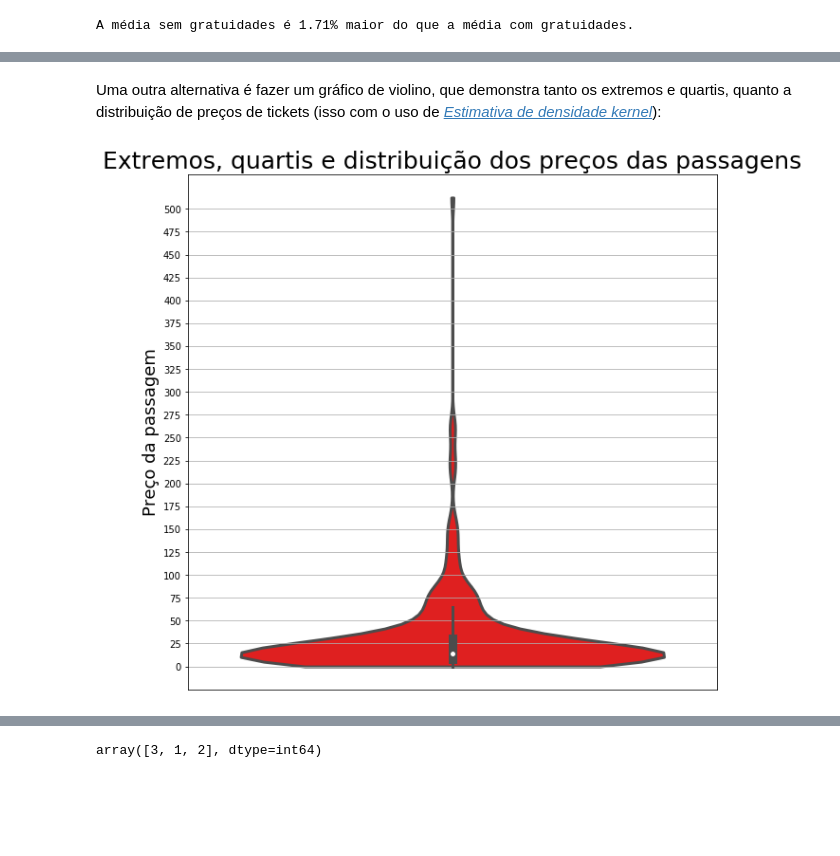
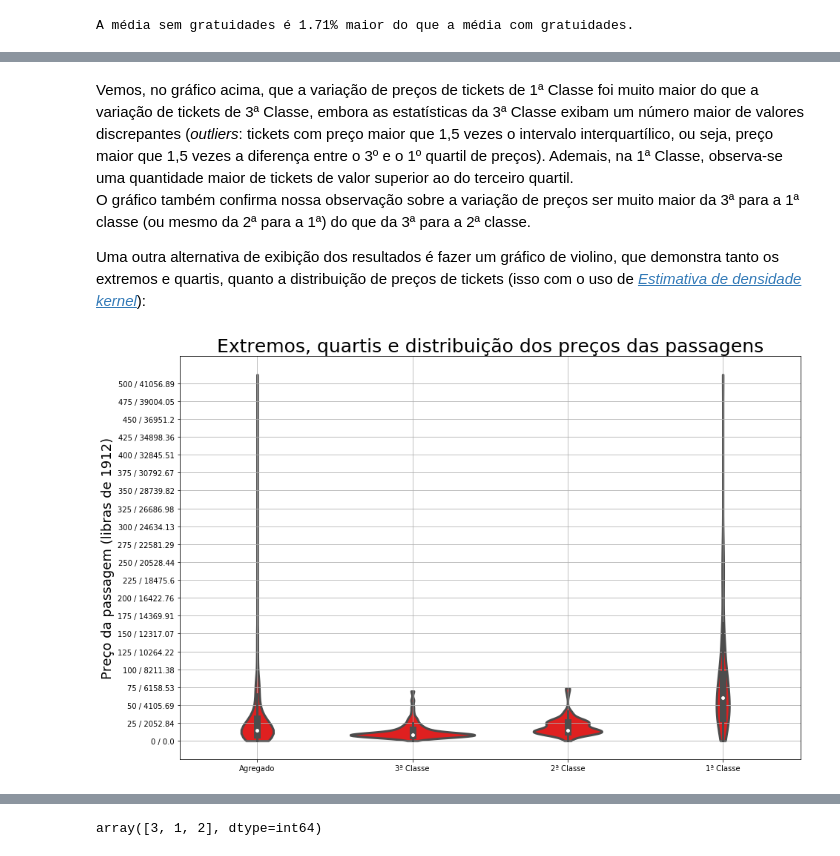
Before and after one commit to pedrohasantiago/udacity-titanic, a Jupyter notebook: analysis-report.ipynb, the cells around one changed output, grey strips where cells are left out. Saved outputs shown, nothing was run; the diff lists cells and outputs as text; code cells hidden in the pictures; blank space fills up the shorter version.

```diff
--- a/analysis-report.ipynb
+++ b/analysis-report.ipynb
@@ -468,9 +484,14 @@ mpl.pyplot.title('Passageiros de cada sexo', fontsize=25)
 ax3.tick_params(labelsize=18)
 
 # Chamando o gráfico de barras
-ax3.bar(eixo_x2, eixo_y2, 0.7, color='darkblue', tick_label=sex_data.index.values.tolist(), label='Sexo');
+grafico3 = ax3.bar(eixo_x2, eixo_y2, 0.7, color='darkblue', tick_label=sex_data.index.values.tolist(), label='Sexo');
 mpl.pyplot.legend(prop={'size': 18}, loc = 0);
 mpl.pyplot.margins(y=0.1)
+
+# Adicionando as alturas das barras acima delas
+for i in grafico3:
+    height = i.get_height()
+    mpl.pyplot.text(i.get_x()+i.get_width()/2., height, '%s'% (height), ha = 'center', va='bottom', size='large')
 
 # Gráfico de linha
 ax4 = ax3.twinx()
@@ -634,17 +700,27 @@ Para completar a resposta à pergunta, podemos fazer um diagrama de extremos e q
 # %%
 # Dados do gráfico
-fig, ax5 = mpl.pyplot.subplots(figsize=(5, 10))
-fare_data = df.fare
+fig, ax5 = mpl.pyplot.subplots(figsize=(15, 10))
+fare_data = df.fare.tolist()
+fare_data_1 = df.query("pclass == '1ª Classe'")['fare'].tolist()
+fare_data_2 = df.query("pclass == '2ª Classe'")['fare'].tolist()
+fare_data_3 = df.query("pclass == '3ª Classe'")['fare'].tolist()
+total_fare_data = [fare_data, fare_data_3, fare_data_2, fare_data_1]
+labels = ['Agregado', '3ª Classe', '2ª Classe', '1ª Classe']
 
 # Estilo dos gráficos
 sns.reset_orig() # Precisamos desativar o Seaborn porque ele oculta os 'fliers' que indicam os valores 'outliers' no gráfico.
-mpl.pyplot.ylabel('Preço da passagem', fontsize=18)
-ax5.get_xaxis().set_visible(False) # Remove a label do eixo x
+mpl.pyplot.ylabel('Preço da passagem (libras de 1912 / libras de 2012)', fontsize=18)
 mpl.pyplot.title('Extremos e quartis dos preços das passagens', fontsize=25)
-ax5.tick_params(labelsize=18)
+ax5.tick_params(labelsize=13)
 ax5.grid() # O gráfico fica melhor de ser lido se usarmos uma grade
 ax5.set_yticks([i for i in range(0, 501, 50)]) # A grade fica melhor se usarmos valores de 50 em 50
 
 # Chamando o gráfico
-ax5.boxplot(fare_data, widths=0.5);
+ax5.boxplot(total_fare_data, widths=0.5);
+ax5.set_xticklabels(labels);
+
+# Editando as etiquetas do eixo y
+l = ax5.get_yticks().tolist();
+l = [str(i) + ' / {}'.format(np.float64(i*82.11378).round(2)) for i in l];
+ax5.set_yticklabels(l);
 # %% [output]
@@ -652,13 +728,21 @@ ax5.boxplot(fare_data, widths=0.5);
-# %% [markdown]
-Uma outra alternativa é fazer um gráfico de violino, que demonstra tanto os extremos e quartis, quanto a distribuição de preços de tickets (isso com o uso de [*Estimativa de densidade kernel*](https://en.wikipedia.org/wiki/Kernel_density_estimation)):
+# %% [markdown]
+Vemos, no gráfico acima, que a variação de preços de tickets de 1ª Classe foi muito maior do que a variação de tickets de 3ª Classe, embora as estatísticas da 3ª Classe exibam um número maior de valores discrepantes (*outliers*: tickets com preço maior que 1,5 vezes o intervalo interquartílico, ou seja, preço maior que 1,5 vezes a diferença entre o 3º e o 1º quartil de preços). Ademais, na 1ª Classe, observa-se uma quantidade maior de tickets de valor superior ao do terceiro quartil.
+O gráfico também confirma nossa observação sobre a variação de preços ser muito maior da 3ª para a 1ª classe (ou mesmo da 2ª para a 1ª) do que da 3ª para a 2ª classe.
+
+Uma outra alternativa de exibição dos resultados é fazer um gráfico de violino, que demonstra tanto os extremos e quartis, quanto a distribuição de preços de tickets (isso com o uso de [*Estimativa de densidade kernel*](https://en.wikipedia.org/wiki/Kernel_density_estimation)):
 # %%
-fig, ax6 = mpl.pyplot.subplots(figsize=(10, 10));
-sns.violinplot(data=fare_data, linewidth=3, color='r', cut=0); # Gráfico violino
-mpl.pyplot.ylabel('Preço da passagem', fontsize=18) # Nome do eixo y
-ax6.get_xaxis().set_visible(False) # Remove a label do eixo x
+fig, ax6 = mpl.pyplot.subplots(figsize=(15, 10));
+sns.violinplot(data=total_fare_data, linewidth=3, color='r', cut=0); # Gráfico violino
+mpl.pyplot.ylabel('Preço da passagem (libras de 1912)', fontsize=18) # Nome do eixo y
+ax6.set_xticklabels(labels); # Labels do eixo x
 mpl.pyplot.title('Extremos, quartis e distribuição dos preços das passagens', fontsize=25) # Título do gráfico
 ax6.grid(); # O gráfico fica melhor de ser lido se usarmos uma grade
 ax6.set_yticks([i for i in range(0, 501, 25)]); # Os dados são melhor lidos se usarmos valores de 25 em 25
+
+# Editando as etiquetas do eixo y
+l = ax6.get_yticks().tolist();
+l = [str(i) + ' / {}'.format(np.float64(i*82.11378).round(2)) for i in l];
+ax6.set_yticklabels(l);
 # %% [output]
-[figure, old version]
+[figure, new version]
 # %% [markdown]
```
Also changed, not shown: parts of 44 cells of this notebook, 1 other file.
